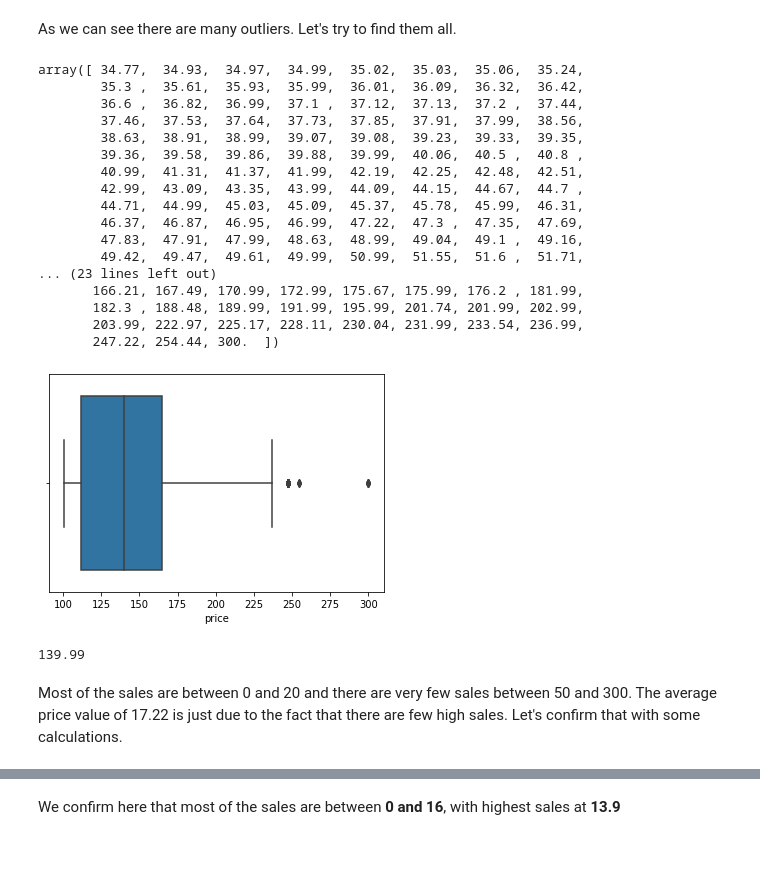
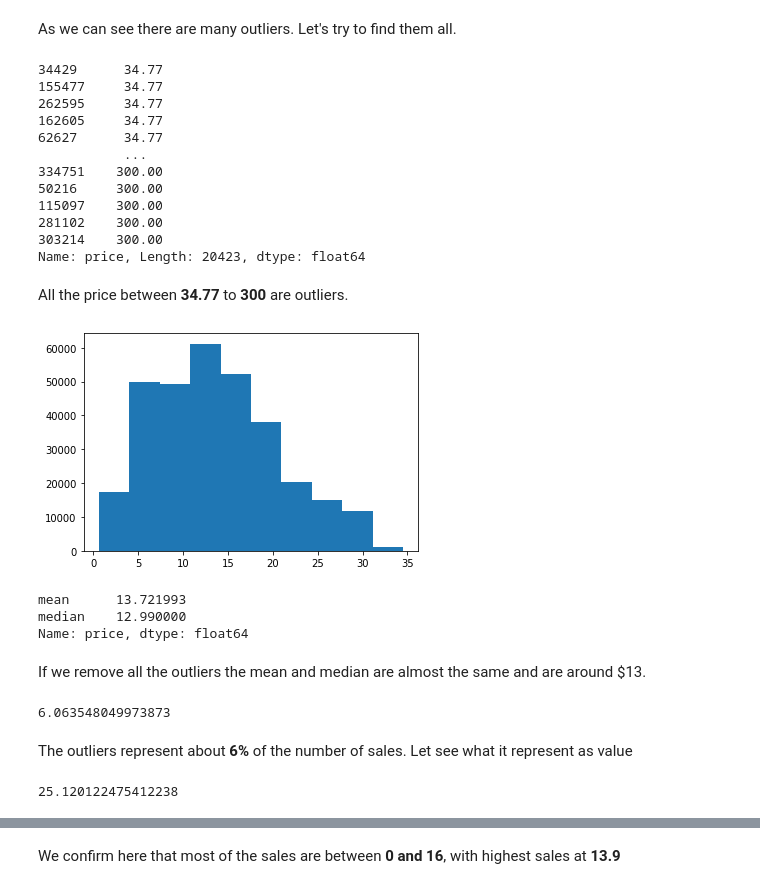
Before and after one commit to furawa/OC_data_analyst_projects, a Jupyter notebook: 02_analyze_company_sales/analyze_company_sales.ipynb, the cells around one changed output, grey strips where cells are left out. Cells and saved outputs as stored; diff of their text form; code cells hidden in the pictures; blank space fills up the shorter version.

Commit message:
feat: Compute the outliers values

```diff
--- a/02_analyze_company_sales/analyze_company_sales.ipynb
+++ b/02_analyze_company_sales/analyze_company_sales.ipynb
@@ -422,34 +422,48 @@ As we can see there are many outliers. Let's try to find them all.
 # %%
 # Find all the positive outliers
 outliers = sales_clean.price.quantile(0.75)+1.5*iqr(sales_clean.price)
-sales_clean.price[sales_clean.price > outliers].sort_values().unique()
+sales_clean.price[sales_clean.price > outliers].sort_values()
 # %% [output]
-array([ 34.77,  34.93,  34.97,  34.99,  35.02,  35.03,  35.06,  35.24,
-        35.3 ,  35.61,  35.93,  35.99,  36.01,  36.09,  36.32,  36.42,
-        36.6 ,  36.82,  36.99,  37.1 ,  37.12,  37.13,  37.2 ,  37.44,
-        37.46,  37.53,  37.64,  37.73,  37.85,  37.91,  37.99,  38.56,
-        38.63,  38.91,  38.99,  39.07,  39.08,  39.23,  39.33,  39.35,
-        39.36,  39.58,  39.86,  39.88,  39.99,  40.06,  40.5 ,  40.8 ,
-        40.99,  41.31,  41.37,  41.99,  42.19,  42.25,  42.48,  42.51,
-        42.99,  43.09,  43.35,  43.99,  44.09,  44.15,  44.67,  44.7 ,
-        44.71,  44.99,  45.03,  45.09,  45.37,  45.78,  45.99,  46.31,
-        46.37,  46.87,  46.95,  46.99,  47.22,  47.3 ,  47.35,  47.69,
-        47.83,  47.91,  47.99,  48.63,  48.99,  49.04,  49.1 ,  49.16,
-        49.42,  49.47,  49.61,  49.99,  50.99,  51.55,  51.6 ,  51.71,
-... (23 lines left out)
-       166.21, 167.49, 170.99, 172.99, 175.67, 175.99, 176.2 , 181.99,
-       182.3 , 188.48, 189.99, 191.99, 195.99, 201.74, 201.99, 202.99,
-       203.99, 222.97, 225.17, 228.11, 230.04, 231.99, 233.54, 236.99,
-       247.22, 254.44, 300.  ])
+34429      34.77
+155477     34.77
+262595     34.77
+162605     34.77
+62627      34.77
+           ...
+334751    300.00
+50216     300.00
+115097    300.00
+281102    300.00
+303214    300.00
+Name: price, Length: 20423, dtype: float64
-# %%
-sales_clean_30 = sales_clean.price[sales_clean.price > 100]
-sb.boxplot(sales_clean_30);
-# %% [output]
-[figure, removed]
-# %%
-sales_clean_30.median()
-# %% [output]
-139.99
-# %% [markdown]
-Most of the sales are between 0 and 20 and there are very few sales between 50 and 300.
-The average price value of 17.22 is just due to the fact that there are few high sales. Let's confirm that with some calculations.
+# %% [markdown]
+All the price between **34.77** to **300** are outliers.
+# %%
+# Boxplot of the outliers values
+sales_clean_no_outliers = sales_clean.price[sales_clean.price < outliers]
+plt.hist(sales_clean_no_outliers);
+# %% [output]
+[figure, added]
+# %%
+sales_clean_no_outliers.agg([np.mean, np.median])
+# %% [output]
+mean      13.721993
+median    12.990000
+Name: price, dtype: float64
+# %% [markdown]
+If we remove all the outliers the mean and median are almost the same and are around $13.
+# %%
+# check the proportion of outliers in the dataframe
+sales_clean_outliers = sales_clean.price[sales_clean.price > outliers]
+prop_outliers = len(sales_clean_outliers) / len(sales_clean) * 100
+prop_outliers
+# %% [output]
+6.063548049973873
+# %% [markdown]
+The outliers represent about **6%** of the number of sales. Let see what it represent as value
+# %%
+# total sales for the outliers
+outliers_total_sales = sales_clean_outliers.sum() / sales_clean.price.sum() * 100
+outliers_total_sales
+# %% [output]
+25.120122475412238
```
Also changed, not shown: parts of 14 cells of this notebook.
